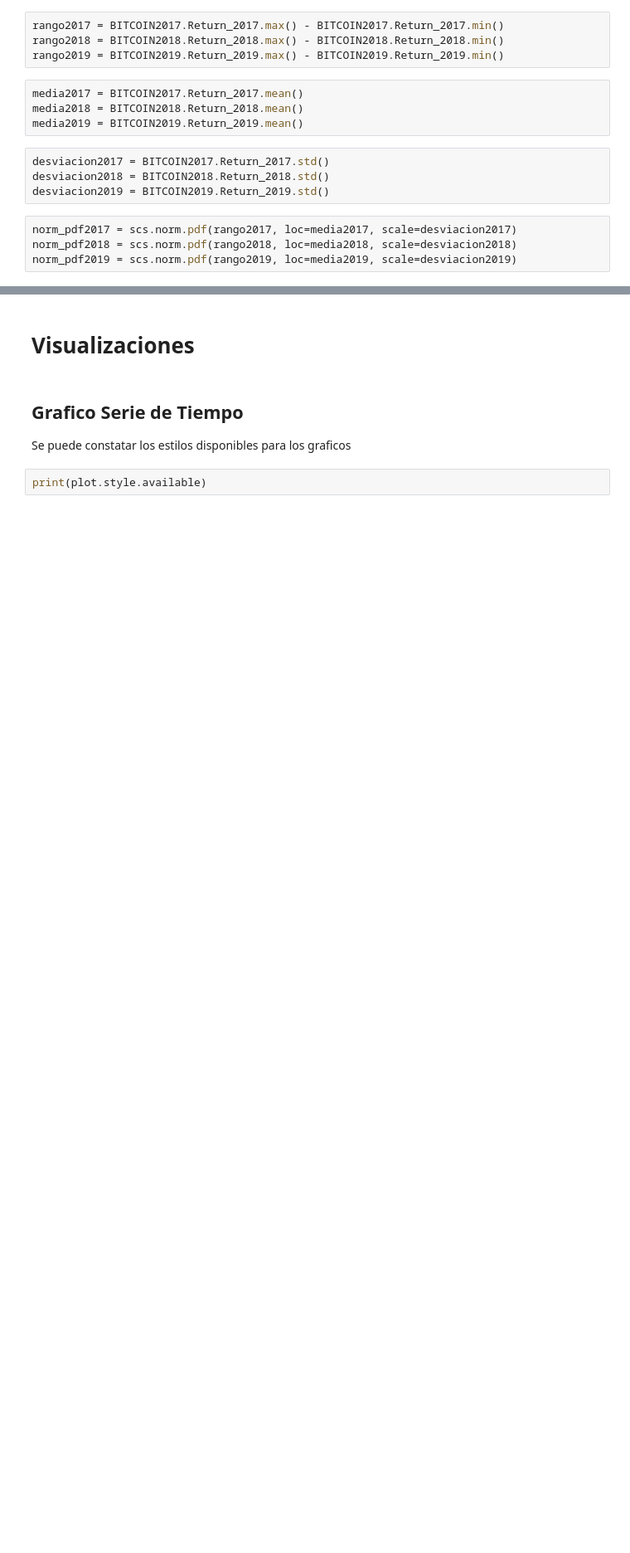
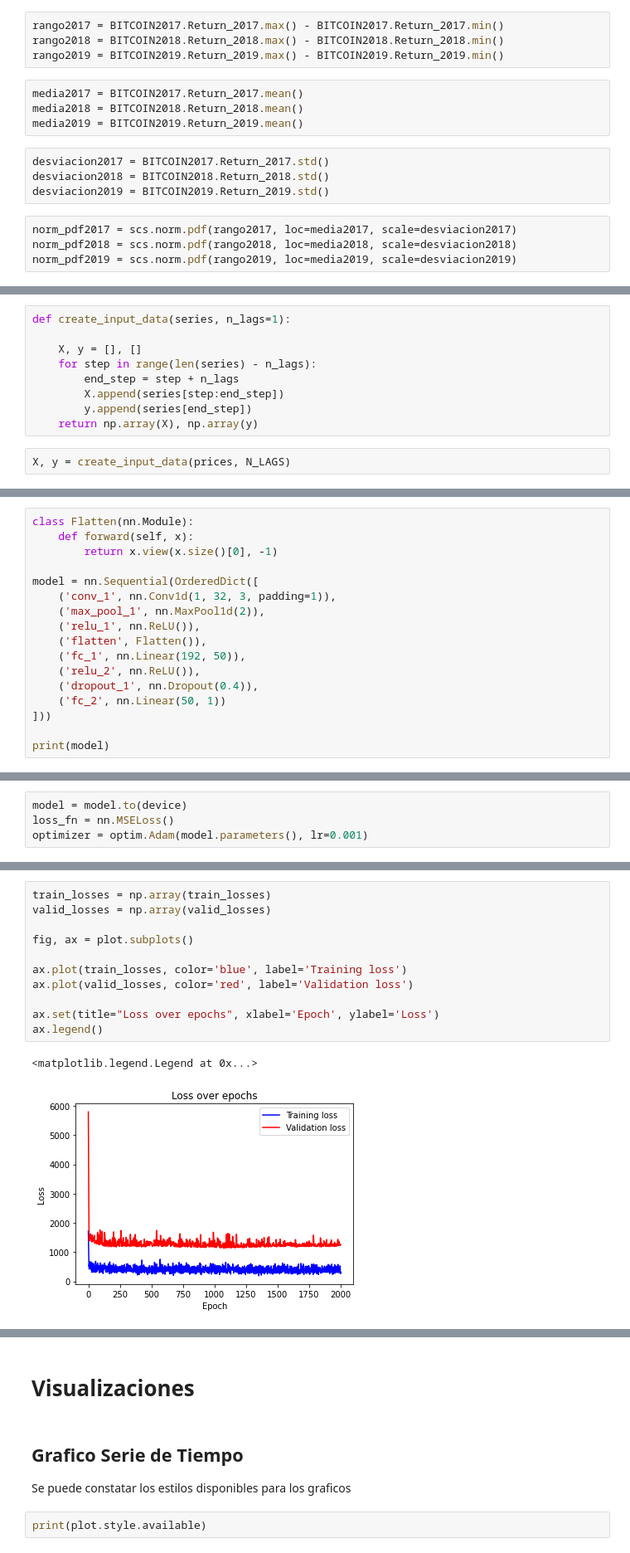
Before and after one commit to cristiandarioortegayubro/Google-Colaboratory-en-Ciencias-Economicas, a Jupyter notebook: Analisis_exploratorio_de_datos.ipynb, the cells around one changed output, grey strips where cells are left out. Shown: that part at 83% size. Saved outputs shown, nothing was run; the diff lists cells and outputs as text; blank space fills up the shorter version.

```diff
--- a/Analisis_exploratorio_de_datos.ipynb
+++ b/Analisis_exploratorio_de_datos.ipynb
@@ -285,0 +344,11 @@ norm_pdf2019 = scs.norm.pdf(rango2019, loc=media2019, scale=desviacion2019)
+# %%
+def create_input_data(series, n_lags=1):
+
+    X, y = [], []
+    for step in range(len(series) - n_lags):
+        end_step = step + n_lags
+        X.append(series[step:end_step])
+        y.append(series[end_step])
+    return np.array(X), np.array(y)
+# %%
+X, y = create_input_data(prices, N_LAGS)
@@ -285,0 +379,17 @@ norm_pdf2019 = scs.norm.pdf(rango2019, loc=media2019, scale=desviacion2019)
+# %%
+class Flatten(nn.Module):
+    def forward(self, x):
+        return x.view(x.size()[0], -1)
+
+model = nn.Sequential(OrderedDict([
+    ('conv_1', nn.Conv1d(1, 32, 3, padding=1)),
+    ('max_pool_1', nn.MaxPool1d(2)),
+    ('relu_1', nn.ReLU()),
+    ('flatten', Flatten()),
+    ('fc_1', nn.Linear(192, 50)),
+    ('relu_2', nn.ReLU()),
+    ('dropout_1', nn.Dropout(0.4)),
+    ('fc_2', nn.Linear(50, 1))
+]))
+
+print(model)
@@ -285,0 +407,4 @@ norm_pdf2019 = scs.norm.pdf(rango2019, loc=media2019, scale=desviacion2019)
+# %%
+model = model.to(device)
+loss_fn = nn.MSELoss()
+optimizer = optim.Adam(model.parameters(), lr=0.001)
@@ -285,0 +479,14 @@ norm_pdf2019 = scs.norm.pdf(rango2019, loc=media2019, scale=desviacion2019)
+# %%
+train_losses = np.array(train_losses)
+valid_losses = np.array(valid_losses)
+
+fig, ax = plot.subplots()
+
+ax.plot(train_losses, color='blue', label='Training loss')
+ax.plot(valid_losses, color='red', label='Validation loss')
+
+ax.set(title="Loss over epochs", xlabel='Epoch', ylabel='Loss')
+ax.legend()
+# %% [output]
+<matplotlib.legend.Legend at 0x...>
+[figure, added]
```
Also changed, not shown: parts of 41 cells of this notebook.
